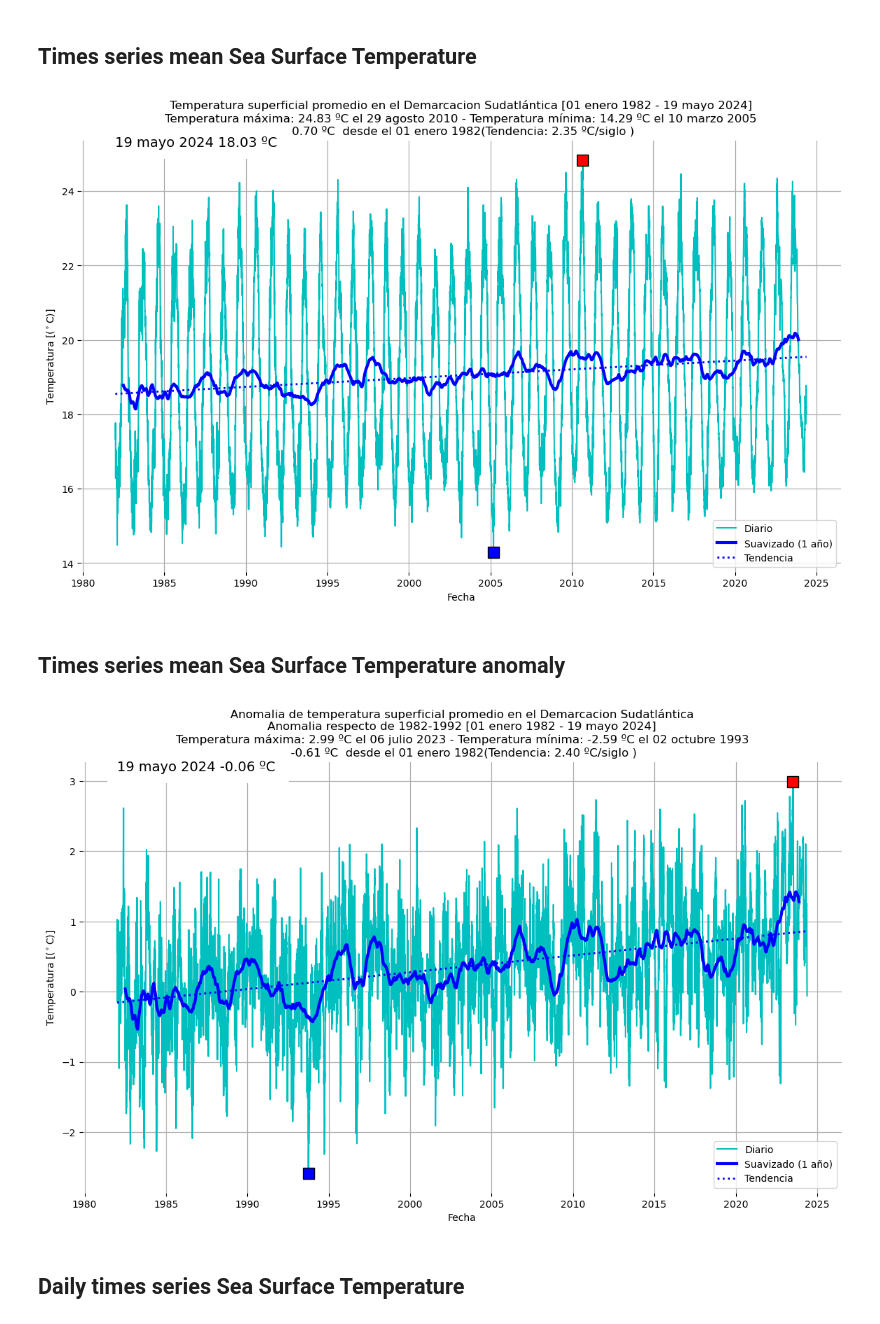
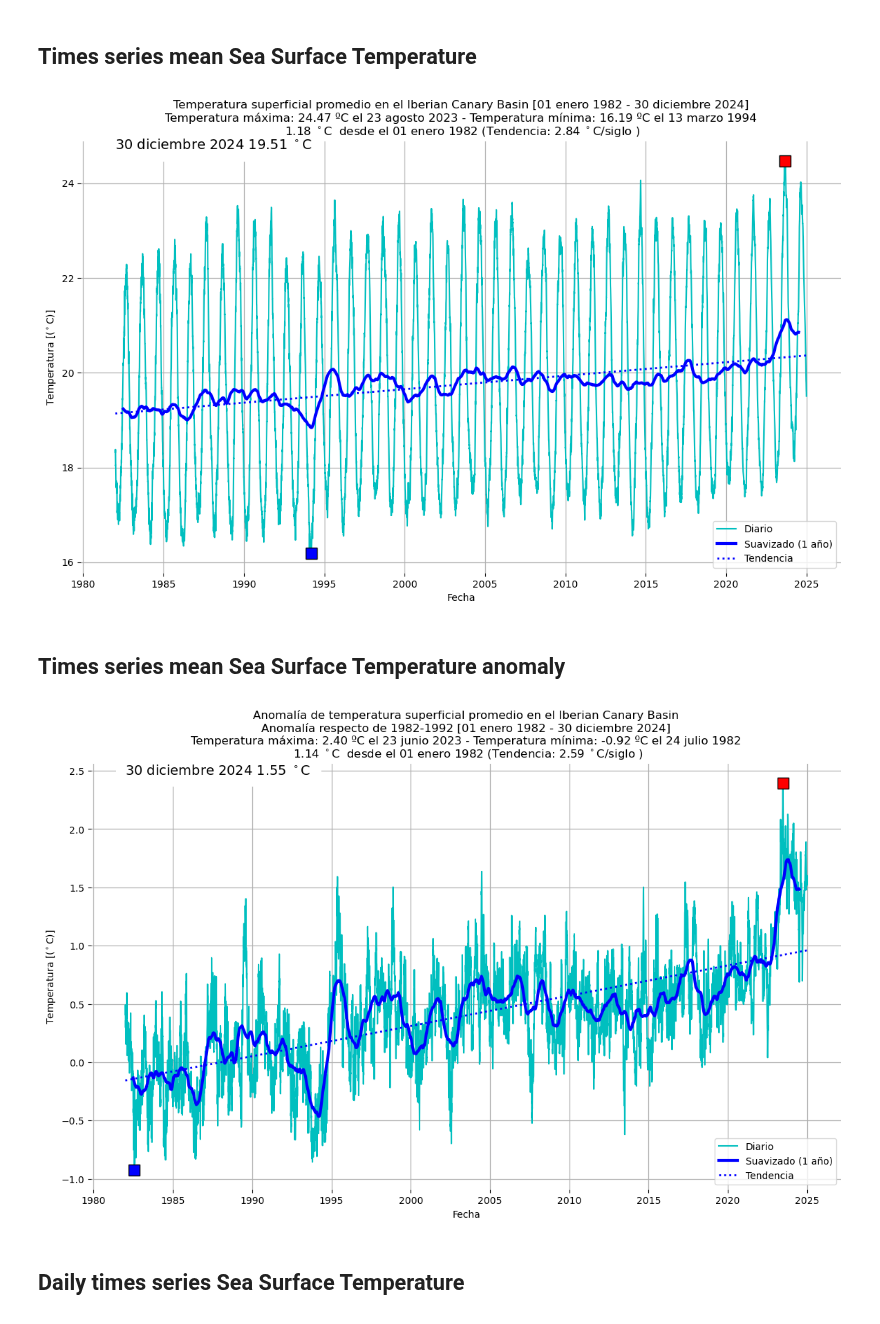
Before and after one commit to PedroVelez/SSTGlobalAnalysis, a Jupyter notebook: plotsTimeSeries.ipynb, the cells around one changed output. Drawn from its saved outputs; the diff is of its cells as text; code cells hidden in the pictures.

Commit message:
added IBICan and housekeeping

```diff
--- a/plotsTimeSeries.ipynb
+++ b/plotsTimeSeries.ipynb
@@ -35,29 +155,16 @@ titulo = 'Demarcacion Sudatlántica'
 # %%
-Ylabel  = 'Temperatura [($^\circ$C)]'
-Xlabel  = 'Fecha'
-
-Title1  = 'Temperatura superficial promedio en el '+ titulo
-File1 = './images/sstd_mean_'+titulo_short+'.png'
-
-Title2  = 'Anomalia de temperatura superficial promedio en el '+ titulo + '\nAnomalia respecto de 1982-1992'
-File2 = './images/sstd_anom_mean_'+titulo_short+'.png'
-
-Title3  = 'Temperatura superficial en el '+ titulo
-File3 = './images/sstd_'+titulo_short+'.png'
-
-Title4  = 'Anomalia de temperatura superficial, respecto del periodo 1982-1992, en el '+ titulo
-File4 = './images/sstd_anom_'+titulo_short+'.png'
+Titulos = ['Oceano Global','Hemisferio norte','Hemisferio sur','AtlanticoNorte', 'Demarcación marina levantino-balear', 'Demarcación marina noratlántica','Demarcación marina canaria','Demarcación sudatlántica','Demarcación Estrecho y Alborán','Iberian Canary Basin']
+Titulos_short = ['GO','NH','SH','NAtl','LEB', 'NOR','CAN','SUD','ESA','IBICan']
 # %% [markdown]
 ## Reading data
+# %%
+it=9
 # %%
-# Daily data
-data = xr.open_dataset('./data/sstd_mean_'+titulo_short+'.nc')
-sstd = data.sst
-data = xr.open_dataset('./data/sstd_anom_mean_'+titulo_short+'.nc')
-sstd_anom = data.sst
+titulo = Titulos[it]
+titulo_short = Titulos_short[it]
 # %%
-#Monthly data
-data = xr.open_dataset('./data/sstm_mean_'+titulo_short+'.nc')
-sstm= data.sst
-data = xr.open_dataset('./data/sstm_anom_mean_'+titulo_short+'.nc')
-sstm_anom = data.sst
+# Daily data
+data = xr.open_dataset(dataDir+'/sstd_mean_'+titulo_short+'.nc')
+sstd = data.sst
+data = xr.open_dataset(dataDir+'/sstd_anom_mean_'+titulo_short+'.nc')
+sstd_anom = data.sst
@@ -177,15 +177,19 @@ def FiguraSerieTemporal_anual(sst,Ylabel,Xlabel,TituloFigura,FileOut,Ymin,Ymax):
 # %% [markdown]
 ## Times series mean Sea Surface Temperature
 # %%
-FiguraSerieTemporal(sstd,Ylabel,Xlabel,Title1,File1,18,24)
+Title1  = 'Temperatura superficial promedio en el '+ titulo
+File1 = imagesDir + '/sstd_mean_'+titulo_short+'.png'
+FiguraSerieTemporal(sstd,Ylabel,Xlabel,Title1,File1,17.5,19)
 # %% [output]
-[figure, old version]
+[figure, new version]
 # %% [markdown]
 ## Times series mean Sea Surface Temperature anomaly
 # %%
-FiguraSerieTemporal(sstd_anom,Ylabel,Xlabel,Title2,File2,-0.25,0.8)
+Title2  = 'Anomalía de temperatura superficial promedio en el '+ titulo + '\nAnomalía respecto de 1982-1992'
+File2 = imagesDir + '/sstd_anom_mean_'+titulo_short+'.png'
+FiguraSerieTemporal(sstd_anom,Ylabel,Xlabel,Title2,File2,-0.25,0.8,)
 # %% [output]
-[figure, old version]
+[figure, new version]
 # %% [markdown]
 ## Daily times series Sea Surface Temperature
 # %%
```
Also changed, not shown: parts of 14 cells of this notebook, 17 other files.
